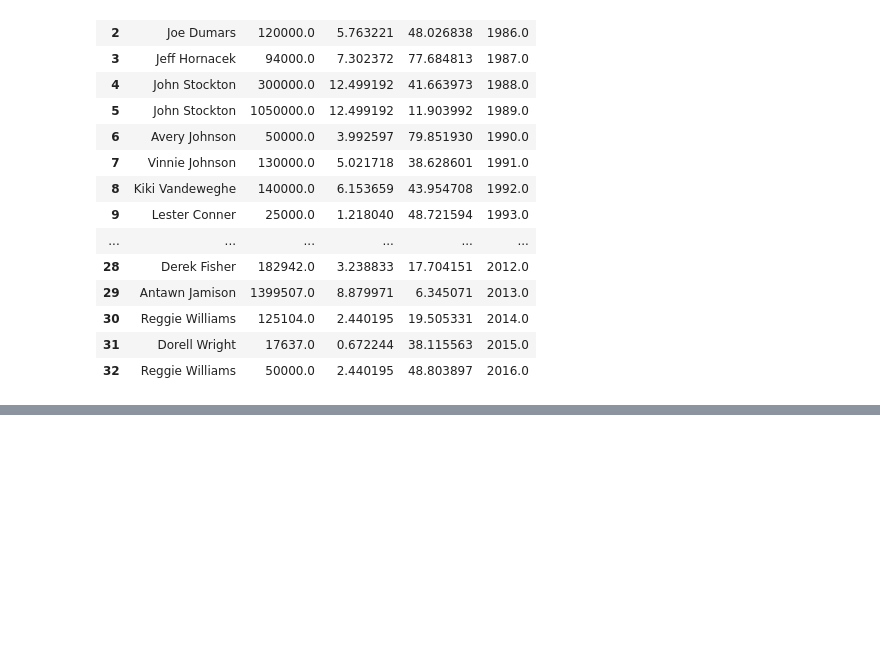
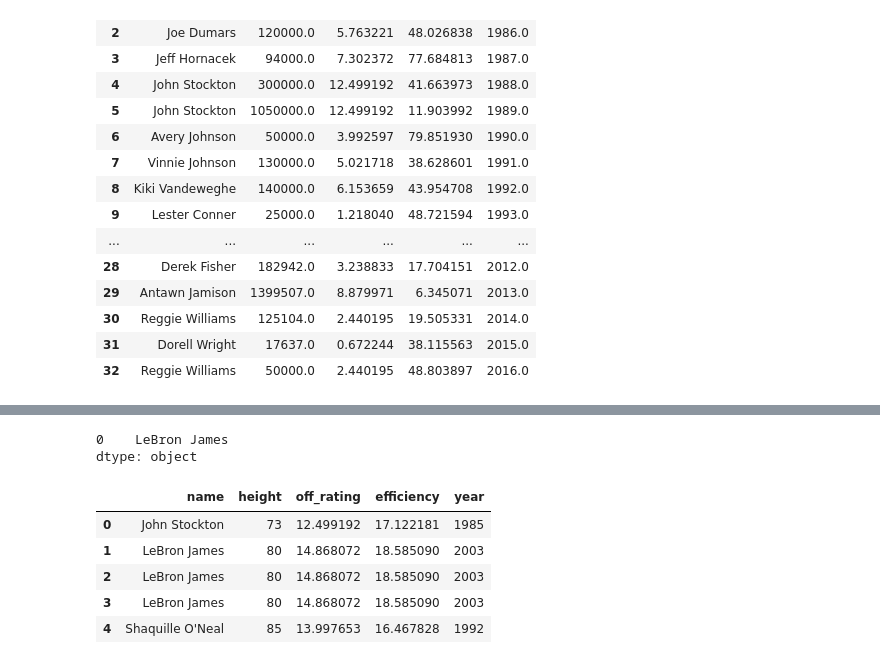
Before and after one commit to acook4148/CMSC320FinalProject, a Jupyter notebook: Kos_Copy.ipynb, the cells around one changed output, grey strips where cells are left out. Saved outputs shown, nothing was run; the diff lists cells and outputs as text; code cells hidden in the pictures; blank space fills up the shorter version.

```diff
--- a/Kos_Copy.ipynb
+++ b/Kos_Copy.ipynb
@@ -839,0 +847,28 @@ players_heights[1]
+# %%
+height_name = []
+height_height = []
+height_offrating = []
+height_eff = []
+height_year = []
+
+for i in range(1,6):
+    players_heights[i]['height_efficiency'] = players_heights[i]['off_rating_x']/players_heights[i]['height']*100
+    efficient = players_heights[i]['height_efficiency'].idxmax()
+    height_name.append(players_heights[i].iloc[efficient]['name'])
+    height_height.append(players_heights[i].iloc[efficient]['height'])
+    height_offrating.append(players_heights[i].iloc[efficient]['off_rating_x'])
+    height_eff.append(players_heights[i].iloc[efficient]['height_efficiency'])
+    height_year.append(players_heights[i].iloc[efficient]['year'])
+
+height_efficient = pd.DataFrame(zip(height_name,height_height,height_offrating,height_eff,height_year), columns = ['name', 'height', 'off_rating','efficiency','year'])
+print(height_efficient['name'].mode())
+height_efficient
+# %% [output]
+0    LeBron James
+dtype: object
+|  | name | height | off_rating | efficiency | year |
+| 0 | John Stockton | 73 | 12.499192 | 17.122181 | 1985 |
+| 1 | LeBron James | 80 | 14.868072 | 18.585090 | 2003 |
+| 2 | LeBron James | 80 | 14.868072 | 18.585090 | 2003 |
+| 3 | LeBron James | 80 | 14.868072 | 18.585090 | 2003 |
+| 4 | Shaquille O'Neal | 85 | 13.997653 | 16.467828 | 1992 |
```
Also changed, not shown: parts of 14 cells of this notebook, 5 other files.
